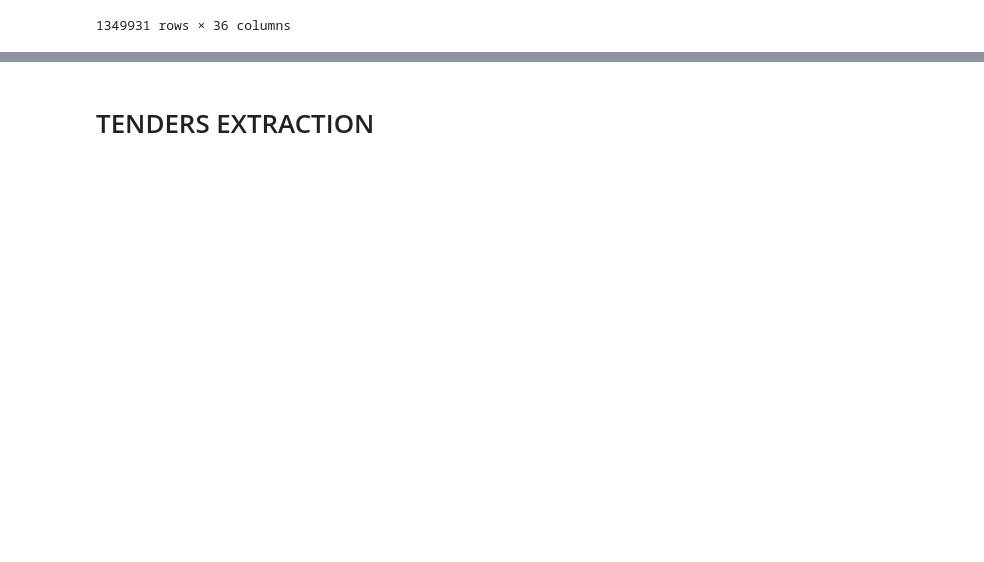
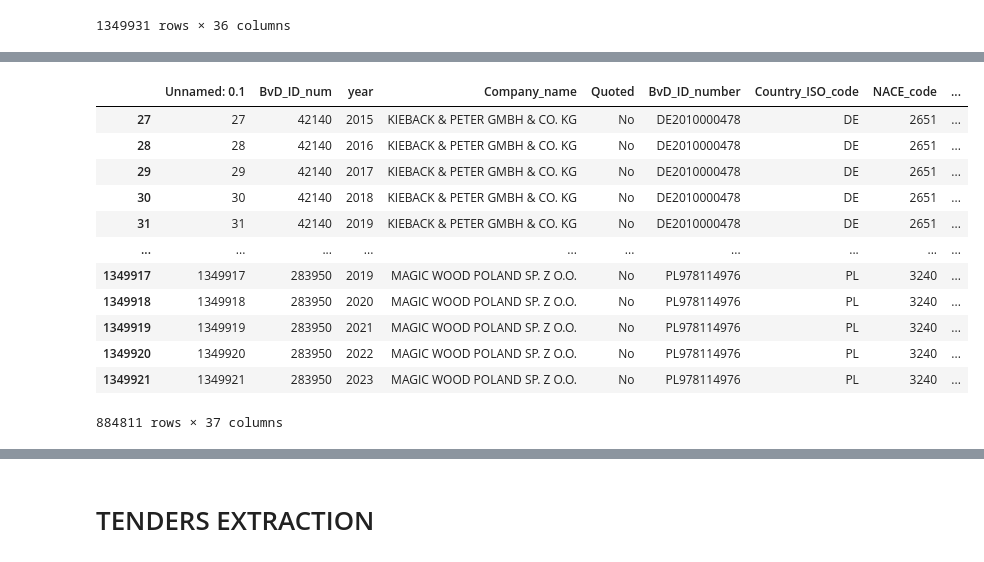
Before and after one commit to miladmirzazadeh/Thesis-Mirzazadeh-Eslahchi, a Jupyter notebook: merging_datasets.ipynb, the cells around one changed output, grey strips where cells are left out. Cells and saved outputs as stored; diff of their text form; code cells hidden in the pictures; blank space fills up the shorter version.

```diff
--- a/merging_datasets.ipynb
+++ b/merging_datasets.ipynb
@@ -79,2 +81,5 @@ bs_with_postal
 # %%
 bs_with_postal.to_csv("firms_data_with_postcode.csv", index=True)
+# %%
+import pandas as pd
+bs_with_postal= pd.read_csv("firms_data_with_postcode.csv")
@@ -80,0 +91,18 @@ bs_with_postal.to_csv("firms_data_with_postcode.csv", index=True)
+# %%
+aa = bs_with_postal[np.logical_not(bs_with_postal["postal_code"].isna())]
+# %%
+aa
+# %% [output]
+|  | Unnamed: 0.1 | BvD_ID_num | year | Company_name | Quoted | BvD_ID_number | Country_ISO_code | NACE_code | ... |
+| 27 | 27 | 42140 | 2015 | KIEBACK & PETER GMBH & CO. KG | No | DE2010000478 | DE | 2651 | ... |
+| 28 | 28 | 42140 | 2016 | KIEBACK & PETER GMBH & CO. KG | No | DE2010000478 | DE | 2651 | ... |
+| 29 | 29 | 42140 | 2017 | KIEBACK & PETER GMBH & CO. KG | No | DE2010000478 | DE | 2651 | ... |
+| 30 | 30 | 42140 | 2018 | KIEBACK & PETER GMBH & CO. KG | No | DE2010000478 | DE | 2651 | ... |
+| 31 | 31 | 42140 | 2019 | KIEBACK & PETER GMBH & CO. KG | No | DE2010000478 | DE | 2651 | ... |
+| ... | ... | ... | ... | ... | ... | ... | ... | ... | ... |
+| 1349917 | 1349917 | 283950 | 2019 | MAGIC WOOD POLAND SP. Z O.O. | No | PL978114976 | PL | 3240 | ... |
+| 1349918 | 1349918 | 283950 | 2020 | MAGIC WOOD POLAND SP. Z O.O. | No | PL978114976 | PL | 3240 | ... |
+| 1349919 | 1349919 | 283950 | 2021 | MAGIC WOOD POLAND SP. Z O.O. | No | PL978114976 | PL | 3240 | ... |
+| 1349920 | 1349920 | 283950 | 2022 | MAGIC WOOD POLAND SP. Z O.O. | No | PL978114976 | PL | 3240 | ... |
+| 1349921 | 1349921 | 283950 | 2023 | MAGIC WOOD POLAND SP. Z O.O. | No | PL978114976 | PL | 3240 | ... |
+884811 rows × 37 columns
```
Also changed, not shown: parts of 23 cells of this notebook.
